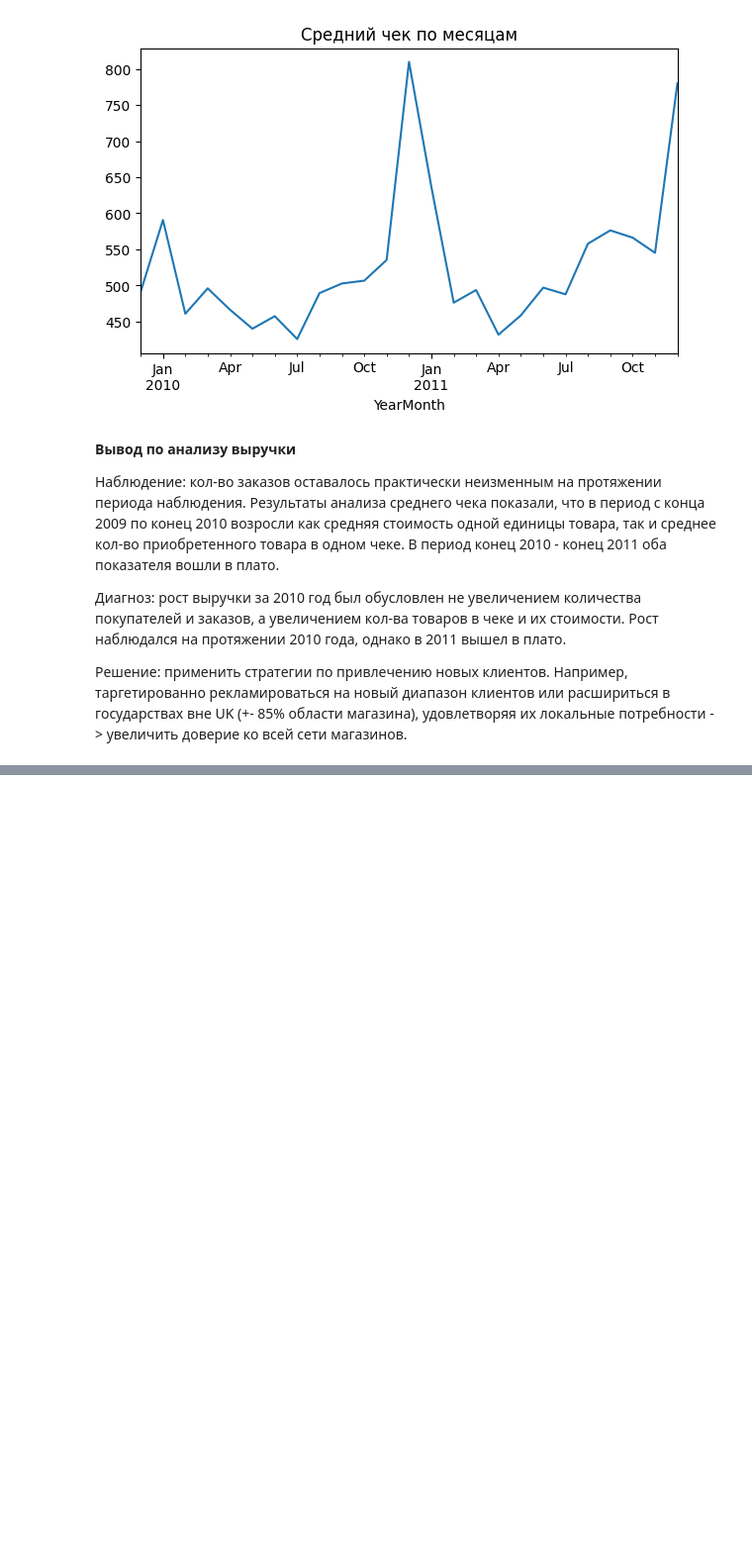
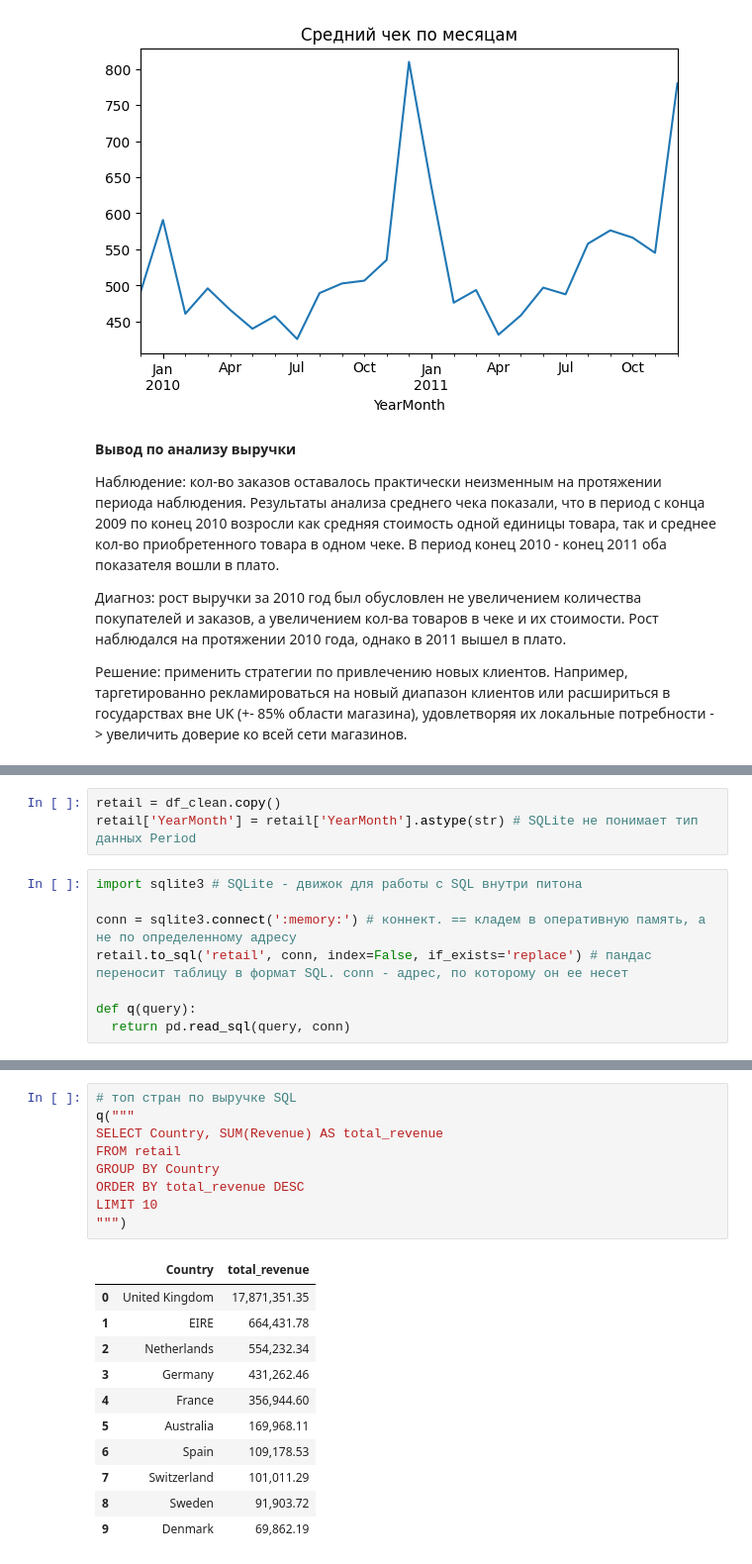
Before and after one commit to z0etar0twh/online-retail-analysis, a Jupyter notebook: online-retail-analysis.ipynb, the cells around one changed output, grey strips where cells are left out. Shown at 99% size. Saved outputs shown, nothing was run; the diff lists cells and outputs as text; blank space fills up the shorter version.

Commit message:
EDA: выручка по странам, товарам и месяцам + выводы

```diff
--- a/online-retail-analysis.ipynb
+++ b/online-retail-analysis.ipynb
@@ -338,0 +341,11 @@ monthly['avg_check'].plot(title='Средний чек по месяцам', fig
+# %%
+retail = df_clean.copy()
+retail['YearMonth'] = retail['YearMonth'].astype(str) # SQLite не понимает тип данных Period
+# %%
+import sqlite3 # SQLite - движок для работы с SQL внутри питона
+
+conn = sqlite3.connect(':memory:') # коннект. == кладем в оперативную память, а не по определенному адресу
+retail.to_sql('retail', conn, index=False, if_exists='replace') # пандас переносит таблицу в формат SQL. conn - адрес, по которому он ее несет
+
+def q(query):
+  return pd.read_sql(query, conn)
@@ -338,0 +383,21 @@ monthly['avg_check'].plot(title='Средний чек по месяцам', fig
+# %%
+# топ стран по выручке SQL
+q("""
+SELECT Country, SUM(Revenue) AS total_revenue
+FROM retail
+GROUP BY Country
+ORDER BY total_revenue DESC
+LIMIT 10
+""")
+# %% [output]
+|  | Country | total_revenue |
+| 0 | United Kingdom | 17,871,351.35 |
+| 1 | EIRE | 664,431.78 |
+| 2 | Netherlands | 554,232.34 |
+| 3 | Germany | 431,262.46 |
+| 4 | France | 356,944.60 |
+| 5 | Australia | 169,968.11 |
+| 6 | Spain | 109,178.53 |
+| 7 | Switzerland | 101,011.29 |
+| 8 | Sweden | 91,903.72 |
+| 9 | Denmark | 69,862.19 |
```
Also changed, not shown: parts of 12 cells of this notebook.
